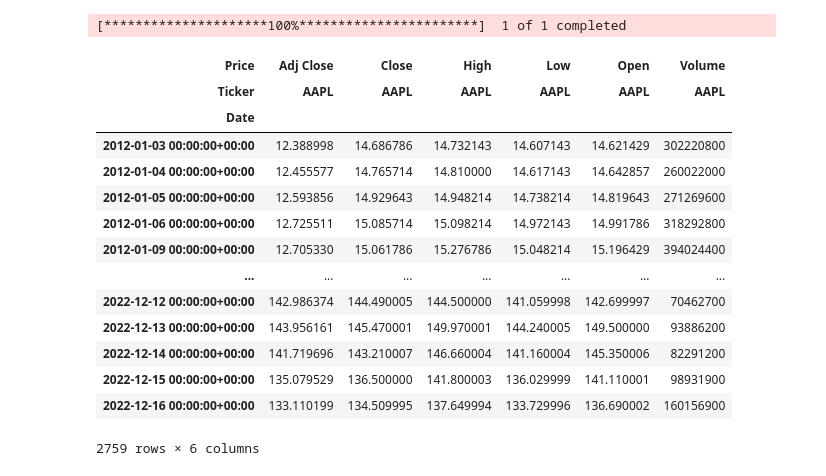
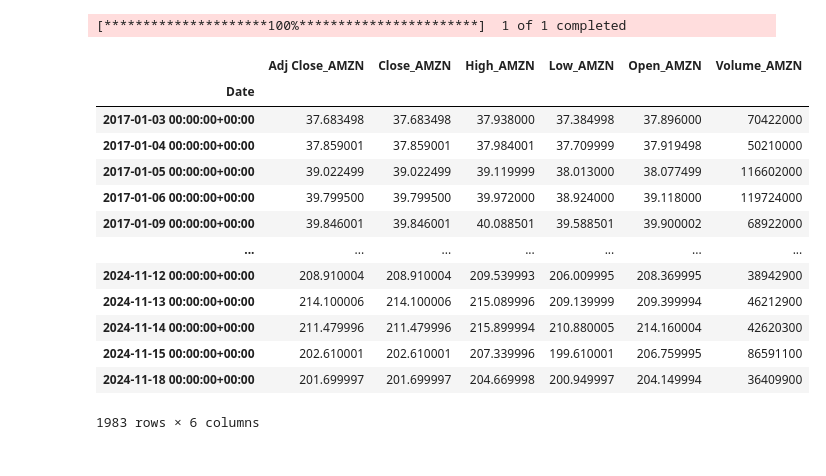
Before and after one commit to dammkevin/stock_price_prediction, a Jupyter notebook: stock_price_prediction.ipynb, the cells around one changed output. Saved outputs shown, nothing was run; the diff lists cells and outputs as text; code cells hidden in the pictures.

```diff
--- a/stock_price_prediction.ipynb
+++ b/stock_price_prediction.ipynb
@@ -13,27 +12,30 @@ import matplotlib.pyplot as plt
 plt.style.use('fivethirtyeight')
 # %%
 # Acquire the stock quote
-df = yf.download('AAPL', start='2012-01-01', end='2022-12-17')
+df = yf.download('AMZN', start='2017-01-01', end='2027-12-25')
+
+# Flatten MultiIndex columns if needed
+if isinstance(df.columns, pd.MultiIndex):
+    df.columns = ['_'.join(col).strip() for col in df.columns.values]
 
 # Show the data
 df
 # %% [output]
 [*********************100%***********************]  1 of 1 completed
-| Price | Adj Close | Close | High | Low | Open | Volume |
-| Ticker | AAPL | AAPL | AAPL | AAPL | AAPL | AAPL |
+|  | Adj Close_AMZN | Close_AMZN | High_AMZN | Low_AMZN | Open_AMZN | Volume_AMZN |
 | Date |  |  |  |  |  |  |
-| 2012-01-03 00:00:00+00:00 | 12.388998 | 14.686786 | 14.732143 | 14.607143 | 14.621429 | 302220800 |
-| 2012-01-04 00:00:00+00:00 | 12.455577 | 14.765714 | 14.810000 | 14.617143 | 14.642857 | 260022000 |
-| 2012-01-05 00:00:00+00:00 | 12.593856 | 14.929643 | 14.948214 | 14.738214 | 14.819643 | 271269600 |
-| 2012-01-06 00:00:00+00:00 | 12.725511 | 15.085714 | 15.098214 | 14.972143 | 14.991786 | 318292800 |
-| 2012-01-09 00:00:00+00:00 | 12.705330 | 15.061786 | 15.276786 | 15.048214 | 15.196429 | 394024400 |
+| 2017-01-03 00:00:00+00:00 | 37.683498 | 37.683498 | 37.938000 | 37.384998 | 37.896000 | 70422000 |
+| 2017-01-04 00:00:00+00:00 | 37.859001 | 37.859001 | 37.984001 | 37.709999 | 37.919498 | 50210000 |
+| 2017-01-05 00:00:00+00:00 | 39.022499 | 39.022499 | 39.119999 | 38.013000 | 38.077499 | 116602000 |
+| 2017-01-06 00:00:00+00:00 | 39.799500 | 39.799500 | 39.972000 | 38.924000 | 39.118000 | 119724000 |
+| 2017-01-09 00:00:00+00:00 | 39.846001 | 39.846001 | 40.088501 | 39.588501 | 39.900002 | 68922000 |
 | ... | ... | ... | ... | ... | ... | ... |
-| 2022-12-12 00:00:00+00:00 | 142.986374 | 144.490005 | 144.500000 | 141.059998 | 142.699997 | 70462700 |
-| 2022-12-13 00:00:00+00:00 | 143.956161 | 145.470001 | 149.970001 | 144.240005 | 149.500000 | 93886200 |
-| 2022-12-14 00:00:00+00:00 | 141.719696 | 143.210007 | 146.660004 | 141.160004 | 145.350006 | 82291200 |
-| 2022-12-15 00:00:00+00:00 | 135.079529 | 136.500000 | 141.800003 | 136.029999 | 141.110001 | 98931900 |
-| 2022-12-16 00:00:00+00:00 | 133.110199 | 134.509995 | 137.649994 | 133.729996 | 136.690002 | 160156900 |
+| 2024-11-12 00:00:00+00:00 | 208.910004 | 208.910004 | 209.539993 | 206.009995 | 208.369995 | 38942900 |
+| 2024-11-13 00:00:00+00:00 | 214.100006 | 214.100006 | 215.089996 | 209.139999 | 209.399994 | 46212900 |
+| 2024-11-14 00:00:00+00:00 | 211.479996 | 211.479996 | 215.899994 | 210.880005 | 214.160004 | 42620300 |
+| 2024-11-15 00:00:00+00:00 | 202.610001 | 202.610001 | 207.339996 | 199.610001 | 206.759995 | 86591100 |
+| 2024-11-18 00:00:00+00:00 | 201.699997 | 201.699997 | 204.669998 | 200.949997 | 204.149994 | 36409900 |
-2759 rows × 6 columns
+1983 rows × 6 columns
 # %%
 # Get the number of rows and columns in the data set
 df.shape
```
Also changed, not shown: parts of 5 cells of this notebook.
